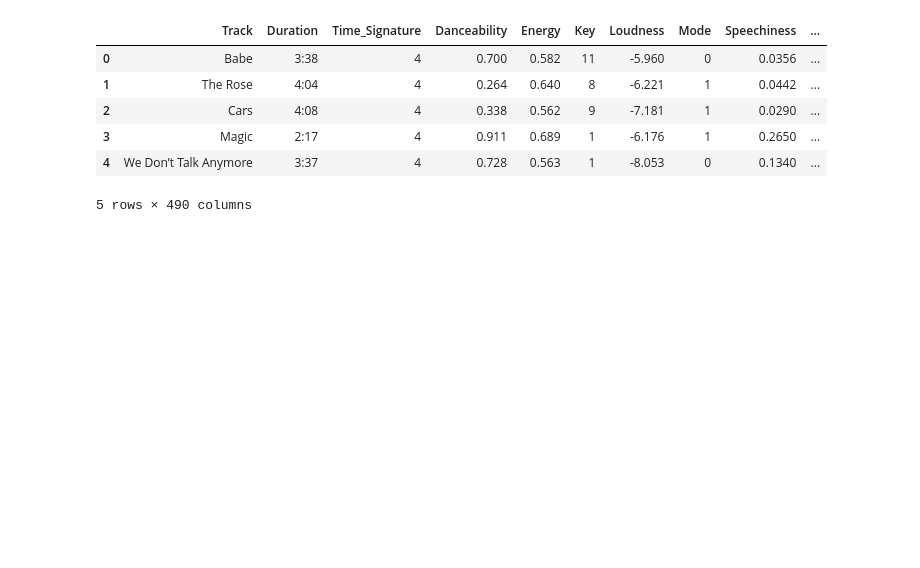
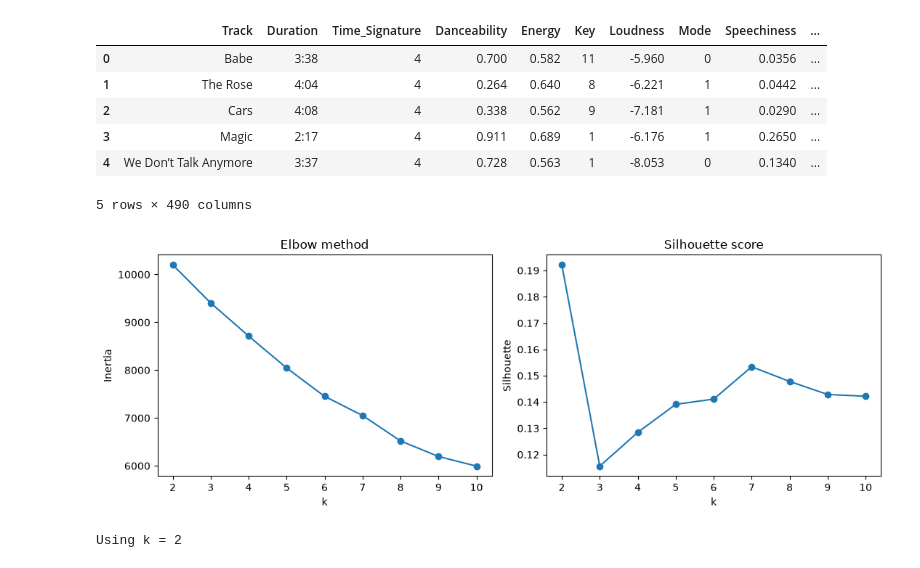
Before and after one commit to Nehaasati/AI-Learning, a Jupyter notebook: day6_assignment/spotify.ipynb, the cells around one changed output. Drawn from its saved outputs; the diff is of its cells as text; code cells hidden in the pictures; blank space fills up the shorter version.

```diff
--- a/day6_assignment/spotify.ipynb
+++ b/day6_assignment/spotify.ipynb
@@ -93,3 +97,39 @@ df1.head()
 | 3 | Magic | 2:17 | 4 | 0.911 | 0.689 | 1 | -6.176 | 1 | 0.2650 | ... |
 | 4 | We Don’t Talk Anymore | 3:37 | 4 | 0.728 | 0.563 | 1 | -8.053 | 0 | 0.1340 | ... |
 5 rows × 490 columns
+# %%
+audio_features = [
+    "Time_Signature",
+    "Danceability",
+    "Energy",
+    "Key",
+    "Loudness",
+    "Mode",
+    "Speechiness",
+    "Acousticness",
+    "Instrumentalness",
+    "Liveness",
+    "Valence",
+    "Tempo",
+]
+X = StandardScaler().fit_transform(df[audio_features])
+
+k_range = range(2, 11)
+inertias, sils = [], []
+for k in k_range:
+    km = KMeans(n_clusters=k, n_init=10, random_state=42).fit(X)
+    inertias.append(km.inertia_)
+    sils.append(silhouette_score(X, km.labels_, sample_size=min(5000, len(X)), random_state=42))
+
+fig, ax = plt.subplots(1, 2, figsize=(11, 4))
+ax[0].plot(list(k_range), inertias, "o-"); ax[0].set(title="Elbow method", xlabel="k", ylabel="Inertia")
+ax[1].plot(list(k_range), sils, "o-");     ax[1].set(title="Silhouette score", xlabel="k", ylabel="Silhouette")
+plt.tight_layout(); plt.show()
+
+K = None
+if K is None:
+    K = list(k_range)[int(np.argmax(sils))]
+print(f"Using k = {K}")
+# %% [output]
+[figure, added]
+Using k = 2
```
Also changed, not shown: parts of 5 cells of this notebook, 2 other files.
